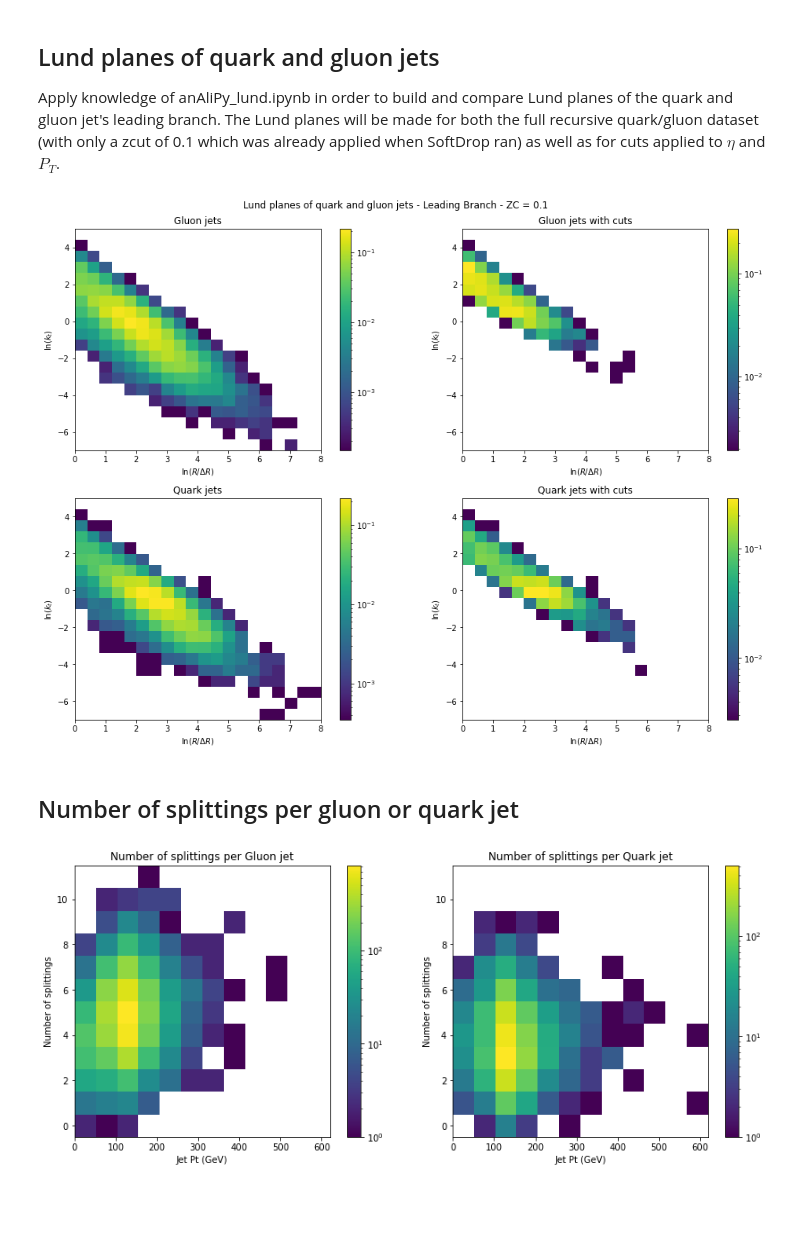
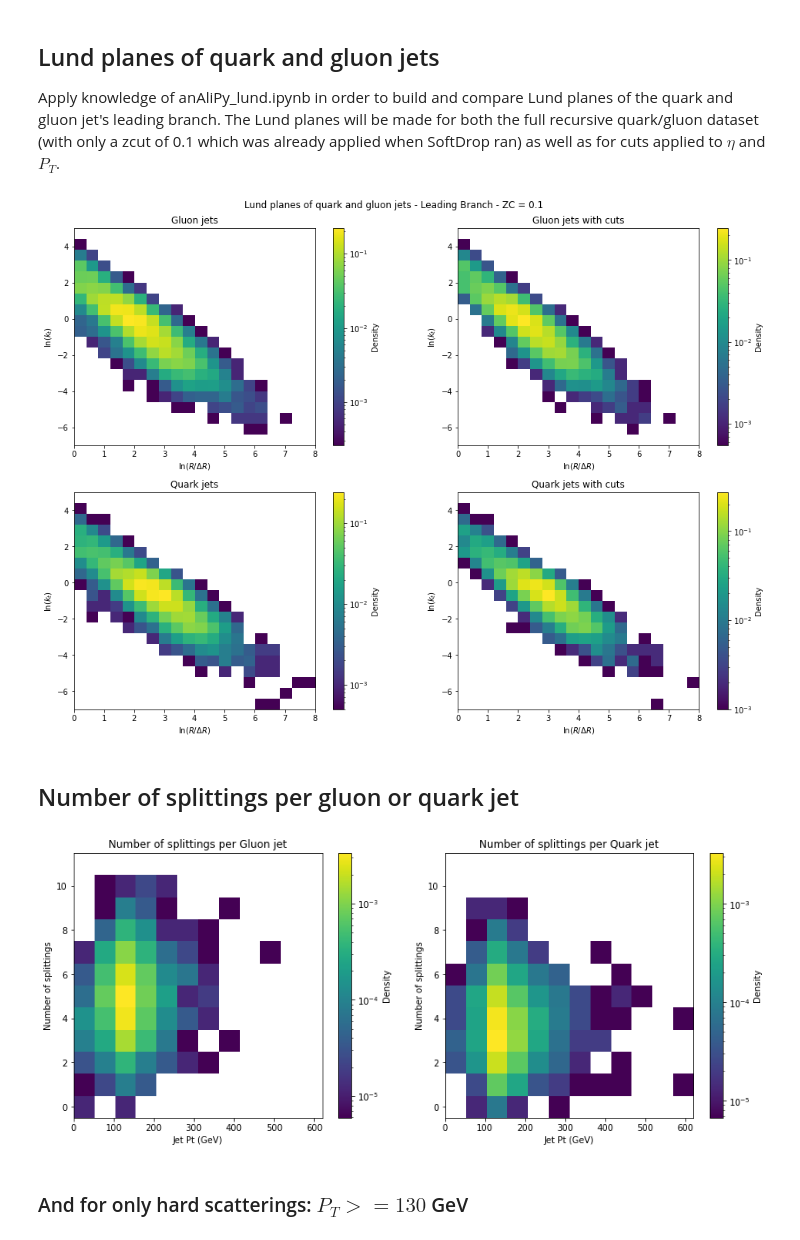
Before and after one commit to wesselrijk/anAliPy, a Jupyter notebook: jetData.ipynb, the cells around one changed output. Saved outputs shown, nothing was run; the diff lists cells and outputs as text; code cells hidden in the pictures; blank space fills up the shorter version.

```diff
--- a/jetData.ipynb
+++ b/jetData.ipynb
@@ -106,10 +105,9 @@ p2_jet_nrs = np.zeros(size)
 p1_dRs = np.zeros(size)
 p2_dRs = np.zeros(size)
 
-def check_dR(dRs):
-    if any(i <= m.pi for i in dRs):
+def check_dR(dRs, dR_cut: int = 0.2):
+    if any(i <= dR_cut for i in dRs):
         return np.argmin(dRs), np.min(dRs)
-    elif any()
     else:
         return -1, -1
 
@@ -198,7 +189,7 @@ Quark jets: 4073
 # %%
 g_jets = jet_data[jet_data['partonsPDG'] == 21 ]
-q_jets = jet_data[np.abs(jet_data['partonsPDG'].isin(range(1,7)))]
+q_jets = jet_data[np.abs(jet_data['partonsPDG']).isin(range(1,7))]
 
 # apply pt cut, eta cut - ignore the UserWarning, because the result is exactly what we want
-cg_jets = g_jets[jet_data['sigJetEta'] <= 2][jet_data['sigJetEta'] >= -2][jet_data['sigJetPt'] >= 130]
-cq_jets = q_jets[jet_data['sigJetEta'] <= 2][jet_data['sigJetEta'] >= -2][jet_data['sigJetPt'] >= 130]
+cg_jets = g_jets[g_jets['sigJetEta'] <= 2][g_jets['sigJetEta'] >= -2][g_jets['sigJetPt'] >= 130]
+cq_jets = q_jets[q_jets['sigJetEta'] <= 2][q_jets['sigJetEta'] >= -2][q_jets['sigJetPt'] >= 130]
@@ -301,5 +315,5 @@ gR_jets = jetRec_data[jet_data['partonsPDG'] == 21]
 qR_jets = jetRec_data[np.abs(jet_data['partonsPDG'].isin(range(1,7)))]
 
 # apply pt cut, eta cut
-cgR_jets = gR_jets[(g_jets['sigJetEta'] <= 2) & (g_jets['sigJetEta'] >= -2) & (jetRec_data['sigJetRecur_jetpt'] >= 130)]
-cqR_jets = qR_jets[(q_jets['sigJetEta'] <= 2) & (q_jets['sigJetEta'] >= -2) & (jetRec_data['sigJetRecur_jetpt'] >= 130)]
+cgR_jets = gR_jets[(g_jets['sigJetEta'] <= 2) & (g_jets['sigJetEta'] >= -2) & (g_jets['sigJetPt'] >= 130)]
+cqR_jets = qR_jets[(q_jets['sigJetEta'] <= 2) & (q_jets['sigJetEta'] >= -2) & (q_jets['sigJetPt'] >= 130)]
@@ -331,7 +387,7 @@ for i, jetset in enumerate([gR_jets, cgR_jets, qR_jets, cqR_jets]):
     H, xedges, yedges = np.histogram2d(np.log(0.4/jetset['sigJetRecur_dr12']), np.log(kts), range=[[0, 8], [-7, 5]], bins=20, normed=True)
     im = axs4[int(i/2), i%2].imshow(H.T, interpolation='nearest', origin='lower', norm=colors.LogNorm(), extent=[xedges[0], xedges[-1],
             yedges[0], yedges[-1]], aspect=0.6)
-    fig.colorbar(im, ax=axs4[int(i/2), i%2])
+    fig.colorbar(im, ax=axs4[int(i/2), i%2], label='Density')
     axs4[int(i/2), i%2].set_xlabel(r'$\ln (R/\Delta R)$')
     axs4[int(i/2), i%2].set_ylabel(r'$\ln (k_t)$')
     axs4[int(i/2), i%2].title.set_text(titles[i])
@@ -339,26 +395,28 @@ for i, jetset in enumerate([gR_jets, cgR_jets, qR_jets, cqR_jets]):
 plt.tight_layout()
 plt.show()
 # %% [output]
-[figure, old version]
+[figure, new version]
 # %% [markdown]
 ## Number of splittings per gluon or quark jet
 # %%
 fig5, axs5 = plt.subplots(1,2, sharex=True, sharey=True, figsize=(12, 5))
 fig5.patch.set_facecolor('white')
 
 for i, (jetset, title) in enumerate(zip([g_jets, q_jets], ['Gluon', 'Quark'])):
 
-    H, xedges, yedges = np.histogram2d(jetset['sigJetPt'], jetset['sigJetRecur_nSD'],range=[[0,620],[-0.5,11.5]], bins=12)
+    H, xedges, yedges = np.histogram2d(jetset['sigJetPt'], jetset['sigJetRecur_nSD'],range=[[0,620],[-0.5,11.5]], bins=12, density=True)
     im5 = axs5[i].imshow(H.T, interpolation='nearest', origin='lower', norm=colors.LogNorm(), extent=[xedges[0], xedges[-1], yedges[0], yedges[-1]],
             aspect=55)
-    fig.colorbar(im5, ax=axs5[i])
+    fig.colorbar(im5, ax=axs5[i], label='Density')
     axs5[i].title.set_text('Number of splittings per {} jet'.format(title))
     axs5[i].set_xlabel('Jet Pt (GeV)')
     axs5[i].set_ylabel('Number of splittings')
     axs5[i].set_xlim(right=620)
     axs5[i].yaxis.set_tick_params(labelbottom=True)
 
 plt.tight_layout()
 plt.show()
 # %% [output]
-[figure, old version]
+[figure, new version]
+# %% [markdown]
+### And for only hard scatterings: $P_T >= 130$ GeV
```
Also changed, not shown: parts of 41 cells of this notebook, 9 other files.
